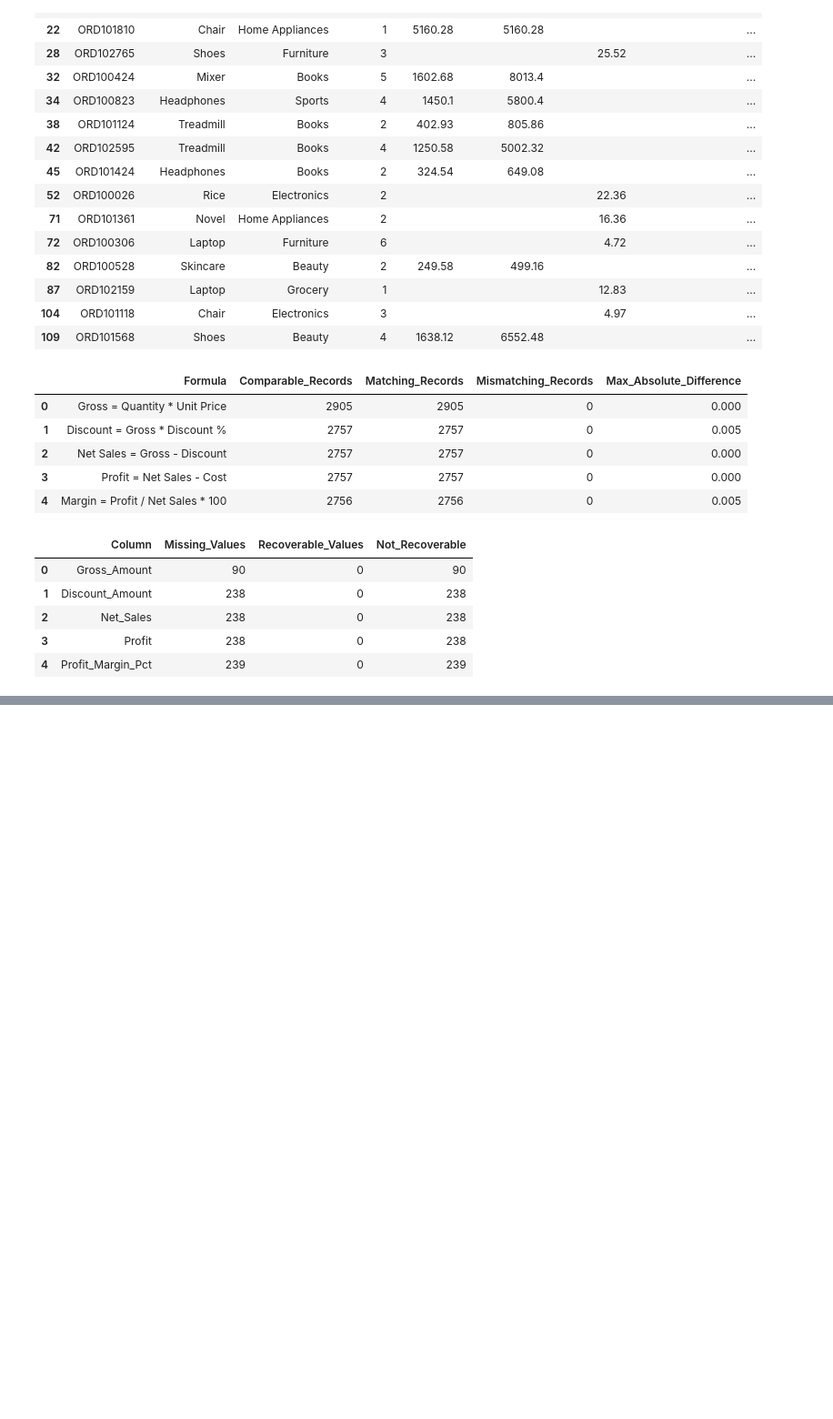
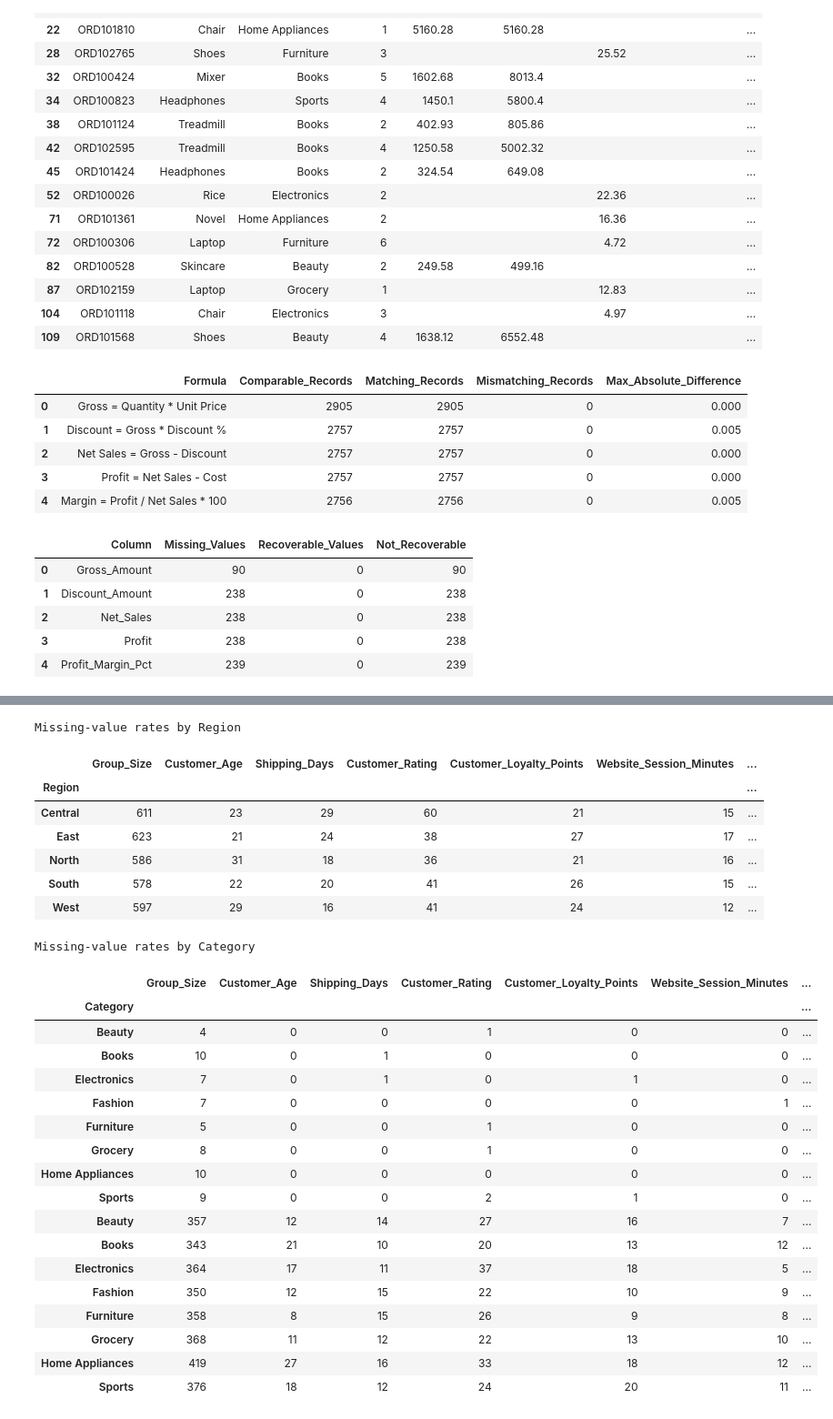
Before and after one commit to rameshworkmail111-stack/ecommerce-medallion-architecture, a Jupyter notebook: python/01_environment_setup.ipynb, the cells around one changed output, grey strips where cells are left out. Shown at 91% size. Drawn from its saved outputs; the diff is of its cells as text; code cells hidden in the pictures; blank space fills up the shorter version.

```diff
--- a/python/01_environment_setup.ipynb
+++ b/python/01_environment_setup.ipynb
@@ -1798,0 +2710,53 @@ print(".gitignore created successfully.")
+# %%
+# Cell 54: Calculate missing percentages by business groups
+
+group_columns = [
+    "Customer_Segment",
+    "Order_Status",
+    "Region",
+    "Category"
+]
+
+target_columns = [
+    "Customer_Age",
+    "Shipping_Days",
+    "Customer_Rating",
+    "Customer_Loyalty_Points",
+    "Website_Session_Minutes",
+    "Customer_Satisfaction"
+]
+
+for group_col in group_columns:
+
+    print(f"\nMissing-value rates by {group_col}")
+
+    grouped = df_silver_clean.groupby(
+        group_col,
+        dropna=False
+    )
+
+    group_sizes = grouped.size().rename("Group_Size")
+
+    missing_counts = grouped[target_columns].agg(
+        lambda x: x.isna().sum()
+    )
+
+    missing_rates = (
+        missing_counts
+        .div(group_sizes, axis=0)
+        .mul(100)
+        .round(2)
+    )
+
+    result = pd.concat(
+        [group_sizes, missing_counts, missing_rates.add_suffix("_Missing_Pct")],
+        axis=1
+    )
+
+    display(result)
+
+print("\nCategory values with exact representations:")
+
+for value in df_silver_clean["Category"].dropna().unique():
+    print(repr(value))
+# %% [output]
@@ -1798,0 +2778,27 @@ print(".gitignore created successfully.")
+Missing-value rates by Region
+|  | Group_Size | Customer_Age | Shipping_Days | Customer_Rating | Customer_Loyalty_Points | Website_Session_Minutes | ... |
+| Region |  |  |  |  |  |  | ... |
+| Central | 611 | 23 | 29 | 60 | 21 | 15 | ... |
+| East | 623 | 21 | 24 | 38 | 27 | 17 | ... |
+| North | 586 | 31 | 18 | 36 | 21 | 16 | ... |
+| South | 578 | 22 | 20 | 41 | 26 | 15 | ... |
+| West | 597 | 29 | 16 | 41 | 24 | 12 | ... |
+Missing-value rates by Category
+|  | Group_Size | Customer_Age | Shipping_Days | Customer_Rating | Customer_Loyalty_Points | Website_Session_Minutes | ... |
+| Category |  |  |  |  |  |  | ... |
+| Beauty | 4 | 0 | 0 | 1 | 0 | 0 | ... |
+| Books | 10 | 0 | 1 | 0 | 0 | 0 | ... |
+| Electronics | 7 | 0 | 1 | 0 | 1 | 0 | ... |
+| Fashion | 7 | 0 | 0 | 0 | 0 | 1 | ... |
+| Furniture | 5 | 0 | 0 | 1 | 0 | 0 | ... |
+| Grocery | 8 | 0 | 0 | 1 | 0 | 0 | ... |
+| Home Appliances | 10 | 0 | 0 | 0 | 0 | 0 | ... |
+| Sports | 9 | 0 | 0 | 2 | 1 | 0 | ... |
+| Beauty | 357 | 12 | 14 | 27 | 16 | 7 | ... |
+| Books | 343 | 21 | 10 | 20 | 13 | 12 | ... |
+| Electronics | 364 | 17 | 11 | 37 | 18 | 5 | ... |
+| Fashion | 350 | 12 | 15 | 22 | 10 | 9 | ... |
+| Furniture | 358 | 8 | 15 | 26 | 9 | 8 | ... |
+| Grocery | 368 | 11 | 12 | 22 | 13 | 10 | ... |
+| Home Appliances | 419 | 27 | 16 | 33 | 18 | 12 | ... |
+| Sports | 376 | 18 | 12 | 24 | 20 | 11 | ... |
```
Also changed, not shown: parts of 51 cells of this notebook, 4 other files.
